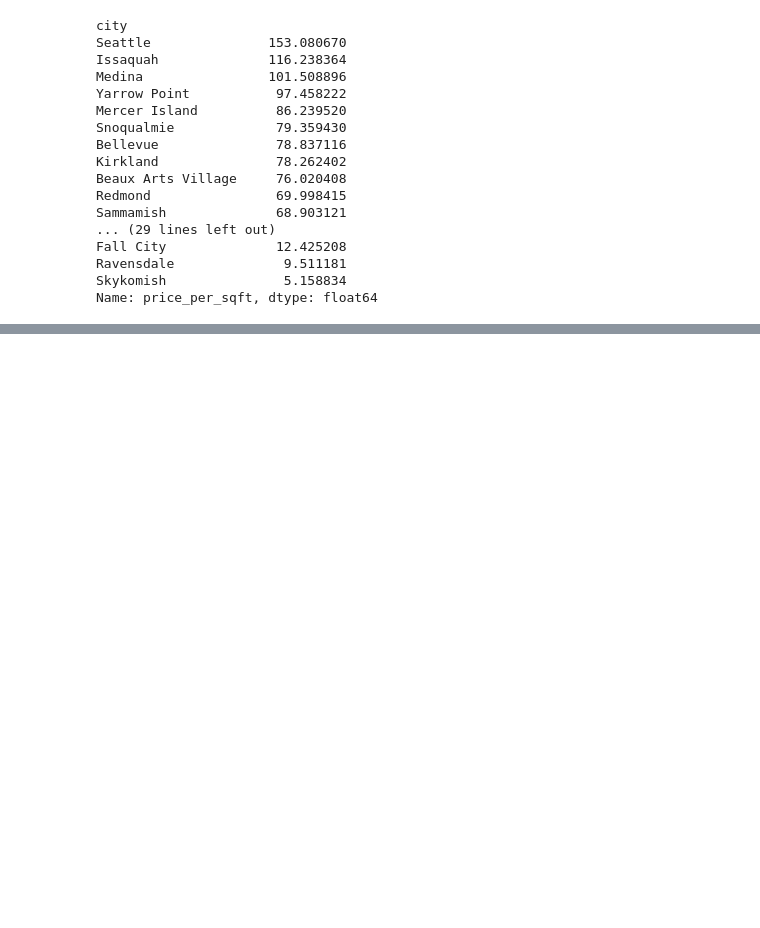
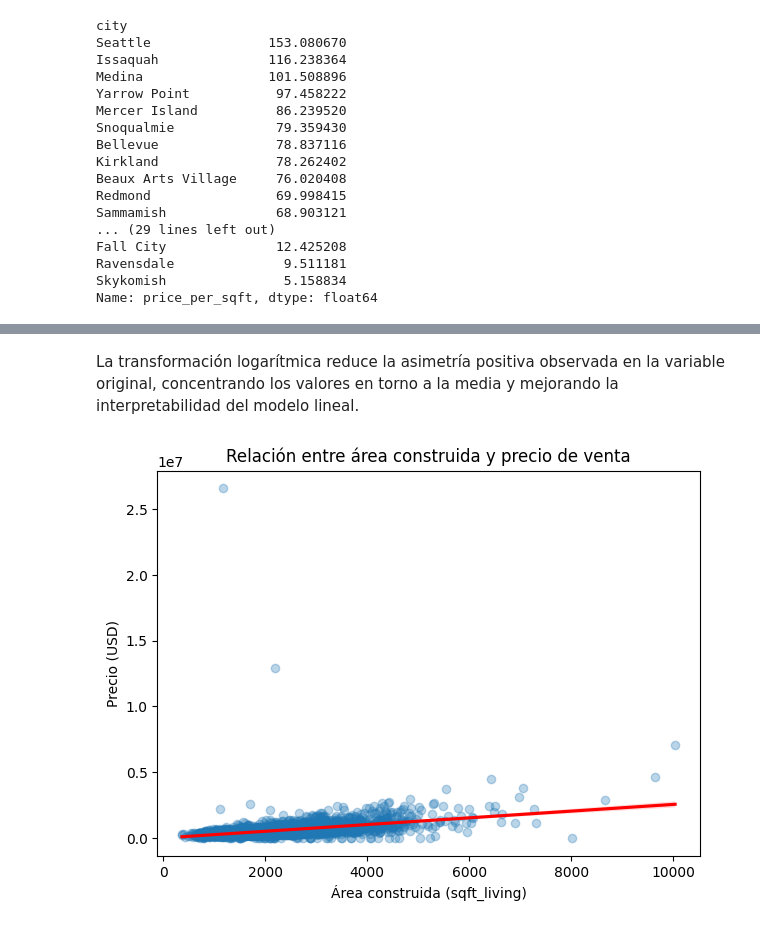
Before and after one commit to carlossil05/G2-Proyecto-DSA, a Jupyter notebook: Entrega 1/Exploracion-datos.ipynb, the cells around one changed output, grey strips where cells are left out. Drawn from its saved outputs; the diff is of its cells as text; code cells hidden in the pictures; blank space fills up the shorter version.

```diff
--- a/Entrega 1/Exploracion-datos.ipynb
+++ b/Entrega 1/Exploracion-datos.ipynb
@@ -240,0 +249,12 @@ fig.show()
+# %% [markdown]
+La transformación logarítmica reduce la asimetría positiva observada en la variable original, concentrando los valores en torno a la media y mejorando la interpretabilidad del modelo lineal.
+# %%
+## Relación Precio vs Área construida
+plt.figure(figsize=(7,5))
+sns.regplot(data=df, x='sqft_living', y='price', scatter_kws={'alpha':0.3}, line_kws={'color':'red'})
+plt.title("Relación entre área construida y precio de venta")
+plt.xlabel("Área construida (sqft_living)")
+plt.ylabel("Precio (USD)")
+plt.show()
+# %% [output]
+[figure, added]
```
Also changed, not shown: parts of 13 cells of this notebook.
